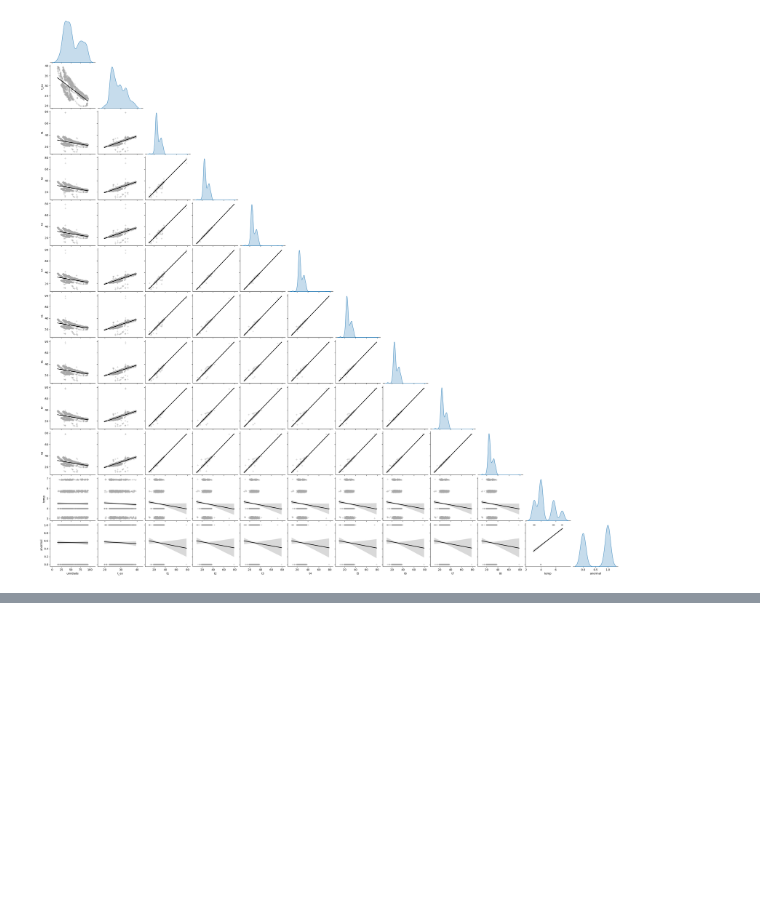
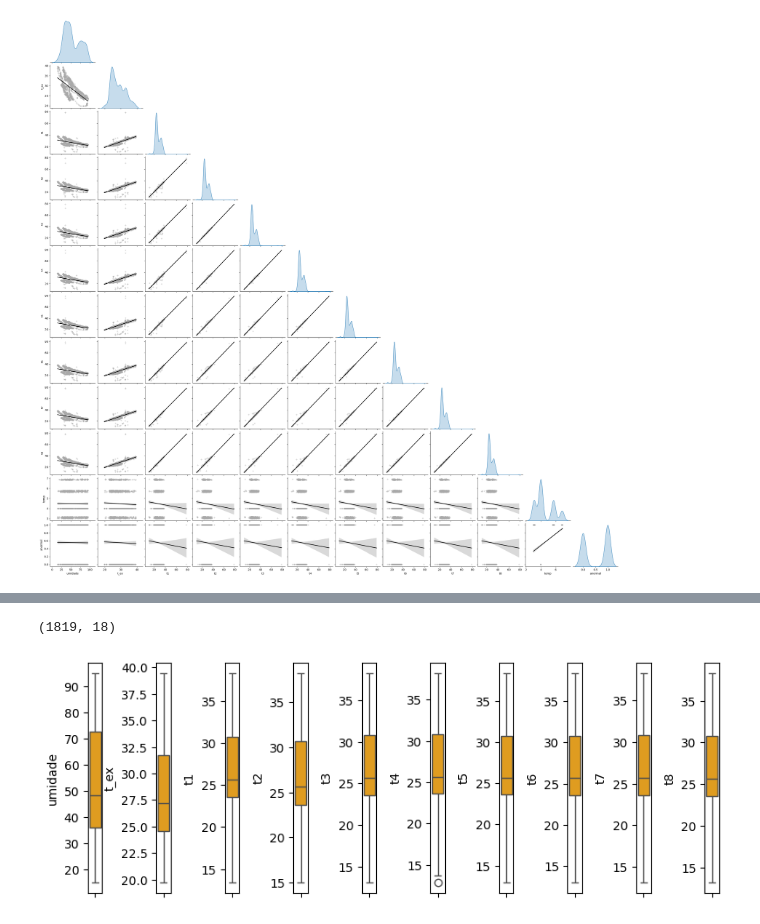
Before and after one commit to jairobernardesjunior/022_Agribusiness_classification_project_milk_quality, a Jupyter notebook: 01 pmq_analisa.ipynb, the cells around one changed output, grey strips where cells are left out. Cells and saved outputs as stored; diff of their text form; code cells hidden in the pictures; blank space fills up the shorter version.

```diff
--- a/01 pmq_analisa.ipynb
+++ b/01 pmq_analisa.ipynb
@@ -456,0 +502,34 @@ p.fig.subplots_adjust(top=0.95)
+# %%
+def retira_outliers(dfx, search_outliers):
+    column_names = search_outliers
+
+    for names in column_names[:]:
+        for x in [names]:
+
+            q75,q25 = np.percentile(dfx.loc[:,x],[75,25])
+            intr_qr = q75-q25
+
+            max = q75+(1.5*intr_qr)
+            min = q25-(1.5*intr_qr)
+
+            dfx.loc[dfx[x] < min,x] = np.nan
+            dfx.loc[dfx[x] > max,x] = np.nan
+
+    dfx = dfx.dropna(axis = 0)
+
+    return dfx
+# %%
+# chama função rto para retirar outliers, vamos passar mais de uma vez para reduzir os outliers
+df_milk = retira_outliers(df_milk, search_outliers)
+df_milk.shape
+# %% [output]
+(1819, 18)
+# %%
+# visualizando boxplot para ver a distribuição nos quartis e a existência de outliers
+fig, axs = pyplot.subplots(nrows=1, ncols=10, figsize=(8, 3), tight_layout=True)
+
+for i, column in enumerate(search_outliers):
+    sns.boxplot(y=column, data=df_milk, ax=axs[i], color='orange')
+pyplot.show()
+# %% [output]
+[figure, added]
```
Also changed, not shown: parts of 13 cells of this notebook, 1 other file.
